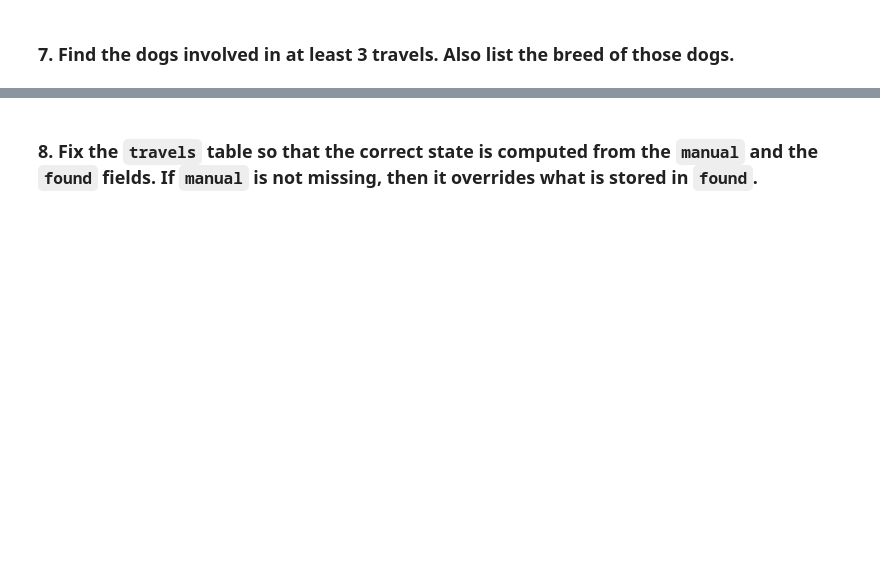
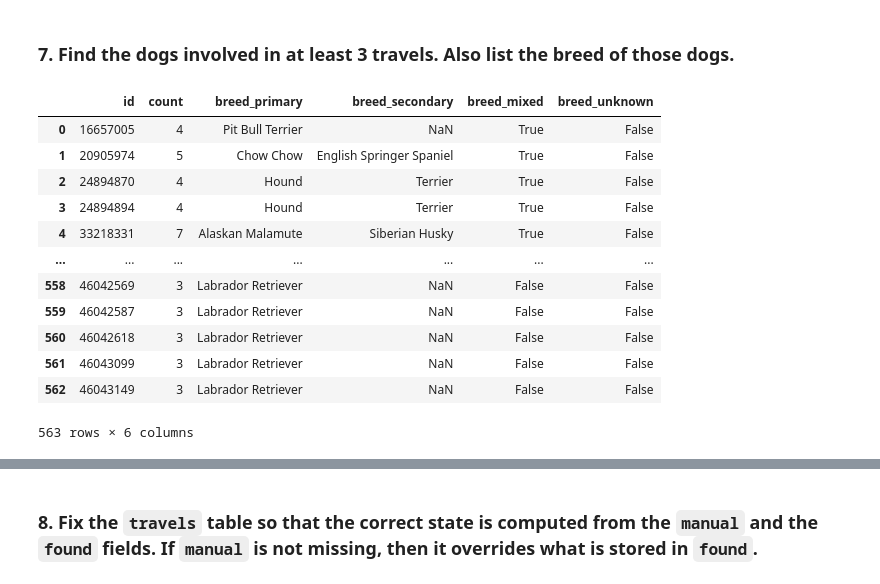
Before and after one commit to CoroTheBoss/CS-project, a Jupyter notebook: notebook.ipynb, the cells around one changed output, grey strips where cells are left out. Saved outputs shown, nothing was run; the diff lists cells and outputs as text; code cells hidden in the pictures; blank space fills up the shorter version.

```diff
--- a/notebook.ipynb
+++ b/notebook.ipynb
@@ -191,2 +193,22 @@ round(dog.groupby(['age','size'], as_index=False)[['stay_duration','stay_cost']]
 # %% [markdown]
 ### 7. Find the dogs involved in at least 3 travels. Also list the breed of those dogs.
+# %%
+travel_tab = travel.groupby(['id'], as_index=False)[['contact_city']].count()
+travel_tab.columns = ["id", "count"]
+travel_tab_3 = travel_tab[travel_tab["count"] > 2]
+pd.merge(travel_tab_3,dog[["id", "breed_primary", "breed_secondary", "breed_mixed", "breed_unknown"]],
+         how='left', on=["id"])
+# %% [output]
+|  | id | count | breed_primary | breed_secondary | breed_mixed | breed_unknown |
+| 0 | 16657005 | 4 | Pit Bull Terrier | NaN | True | False |
+| 1 | 20905974 | 5 | Chow Chow | English Springer Spaniel | True | False |
+| 2 | 24894870 | 4 | Hound | Terrier | True | False |
+| 3 | 24894894 | 4 | Hound | Terrier | True | False |
+| 4 | 33218331 | 7 | Alaskan Malamute | Siberian Husky | True | False |
+| ... | ... | ... | ... | ... | ... | ... |
+| 558 | 46042569 | 3 | Labrador Retriever | NaN | False | False |
+| 559 | 46042587 | 3 | Labrador Retriever | NaN | False | False |
+| 560 | 46042618 | 3 | Labrador Retriever | NaN | False | False |
+| 561 | 46043099 | 3 | Labrador Retriever | NaN | False | False |
+| 562 | 46043149 | 3 | Labrador Retriever | NaN | False | False |
+563 rows × 6 columns
```
Also changed, not shown: parts of 32 cells of this notebook, 1 other file.
